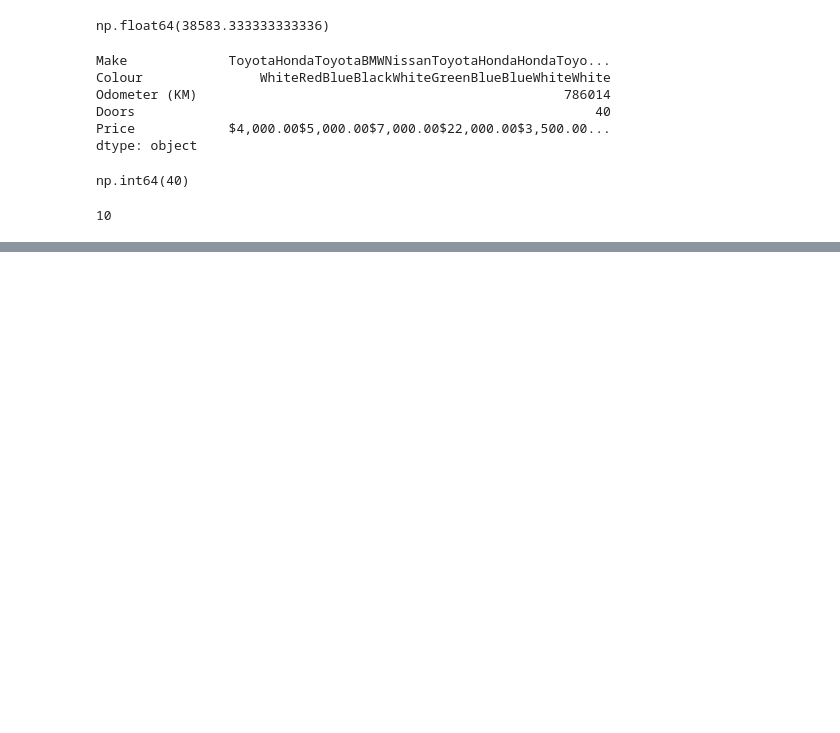
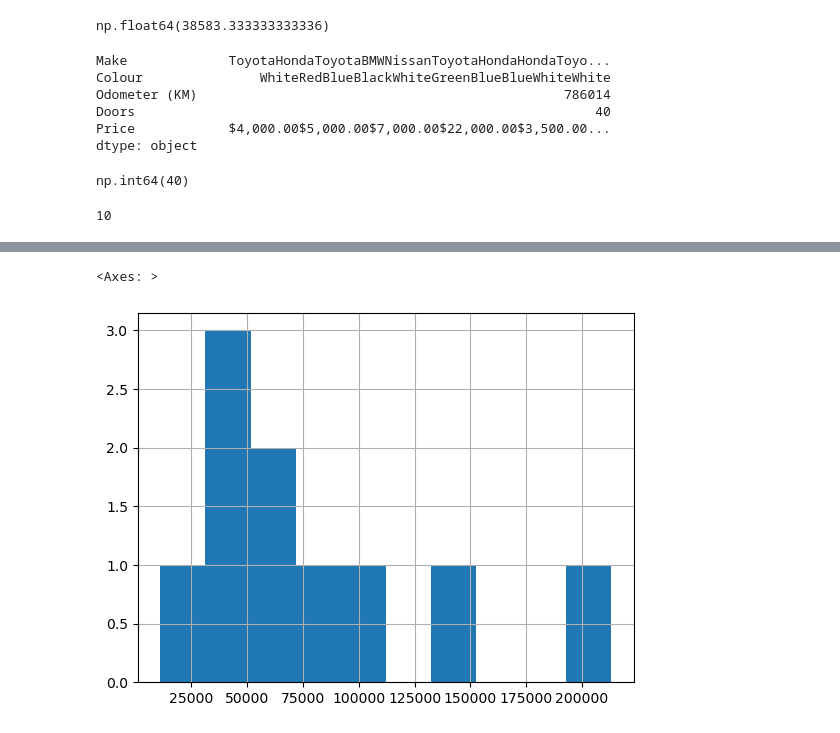
Before and after one commit to Caleboski/sample_project_1, a Jupyter notebook: introduction-to-pandas.ipynb, the cells around one changed output, grey strips where cells are left out. Saved outputs shown, nothing was run; the diff lists cells and outputs as text; code cells hidden in the pictures; blank space fills up the shorter version.

```diff
--- a/introduction-to-pandas.ipynb
+++ b/introduction-to-pandas.ipynb
@@ -205,0 +427,5 @@ len(car_sales)
+# %%
+car_sales["Odometer (KM)"].hist()
+# %% [output]
+<Axes: >
+[figure, added]
```
Also changed, not shown: parts of 40 cells of this notebook.
